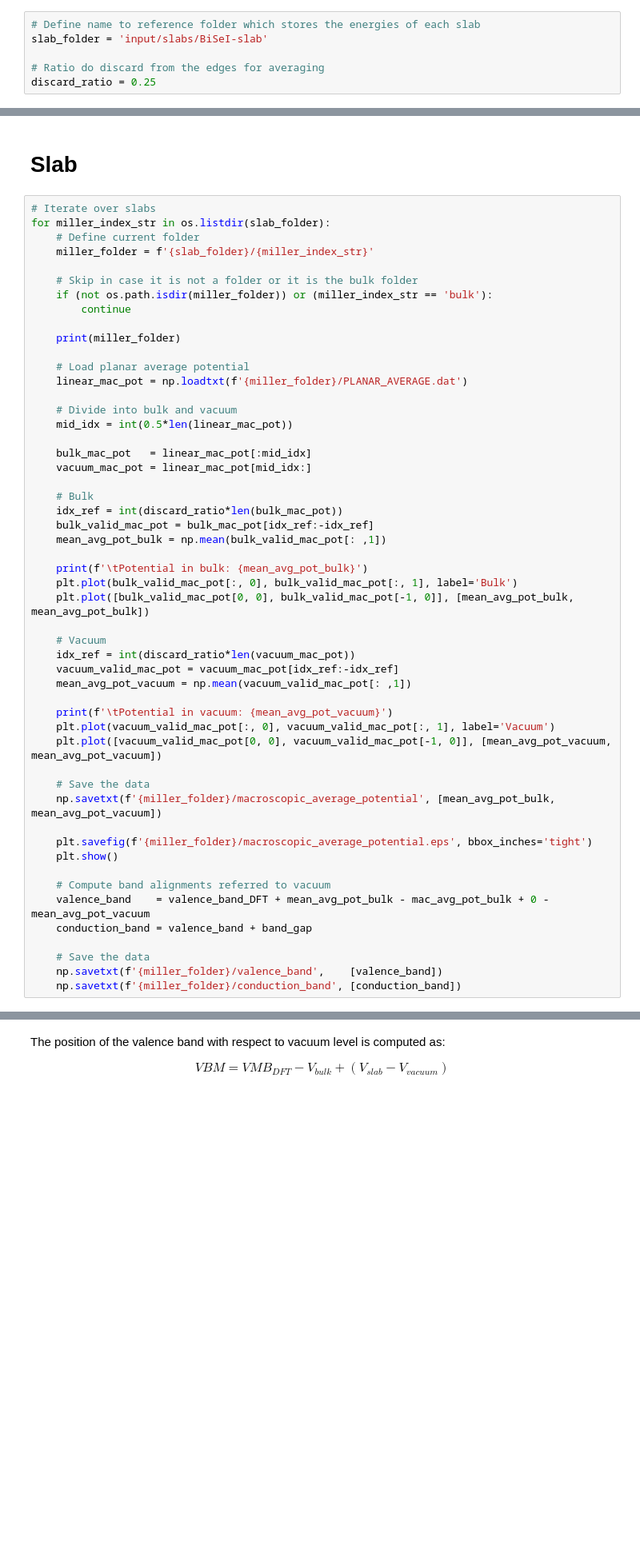
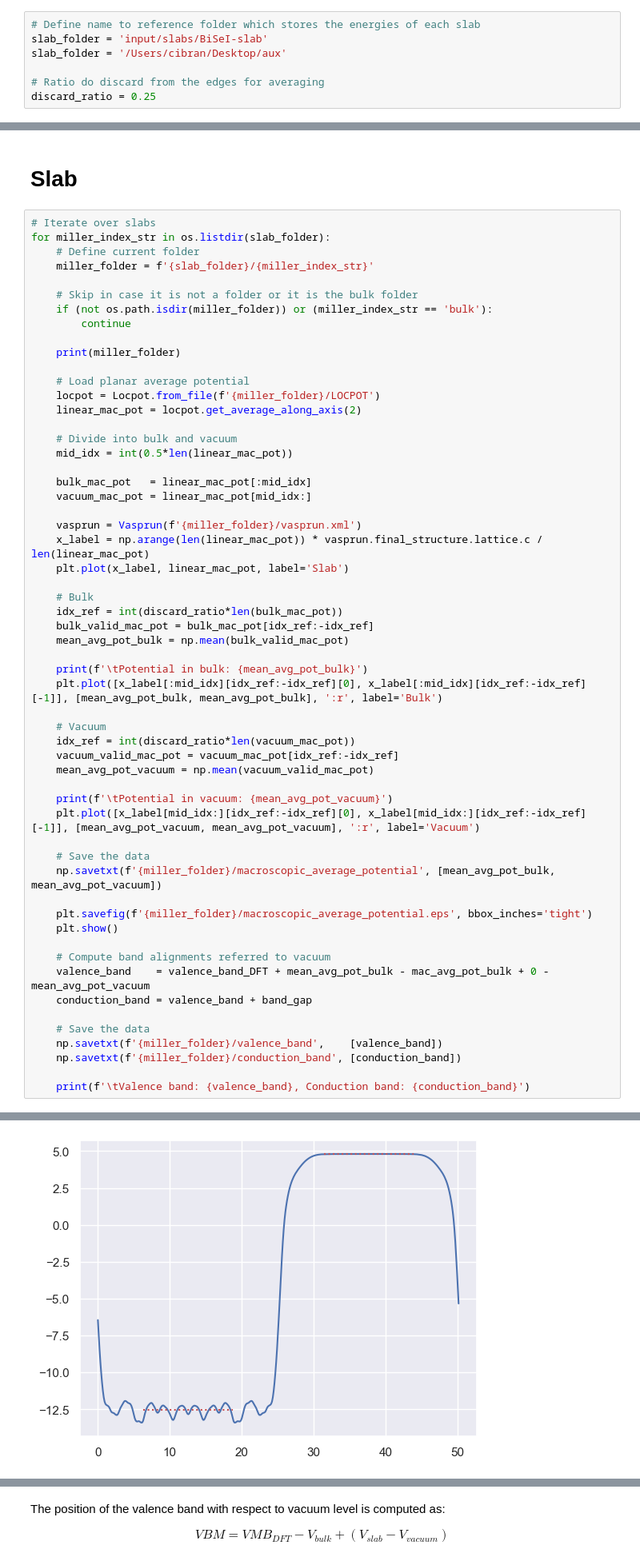
Before and after one commit to CibranLopez/SurfAIcing, a Jupyter notebook: compute-band-alignments.ipynb, the cells around one changed output, grey strips where cells are left out. Shown at 80% size. Saved outputs shown, nothing was run; the diff lists cells and outputs as text; blank space fills up the shorter version.

```diff
--- a/compute-band-alignments.ipynb
+++ b/compute-band-alignments.ipynb
@@ -17,6 +18,7 @@ $echo -e "426" | ~/vaspkit.1.3.5/bin/vaspkit
 # %%
 # Define name to reference folder which stores the energies of each slab
 slab_folder = 'input/slabs/BiSeI-slab'
+slab_folder = '/Users/cibran/Desktop/aux'
 
 # Ratio do discard from the edges for averaging
 discard_ratio = 0.25
@@ -64,7 +71,8 @@ for miller_index_str in os.listdir(slab_folder):
     print(miller_folder)
 
     # Load planar average potential
-    linear_mac_pot = np.loadtxt(f'{miller_folder}/PLANAR_AVERAGE.dat')
+    locpot = Locpot.from_file(f'{miller_folder}/LOCPOT')
+    linear_mac_pot = locpot.get_average_along_axis(2)
 
     # Divide into bulk and vacuum
     mid_idx = int(0.5*len(linear_mac_pot))
@@ -72,23 +80,25 @@ for miller_index_str in os.listdir(slab_folder):
     bulk_mac_pot   = linear_mac_pot[:mid_idx]
     vacuum_mac_pot = linear_mac_pot[mid_idx:]
 
+    vasprun = Vasprun(f'{miller_folder}/vasprun.xml')
+    x_label = np.arange(len(linear_mac_pot)) * vasprun.final_structure.lattice.c / len(linear_mac_pot)
+    plt.plot(x_label, linear_mac_pot, label='Slab')
+
     # Bulk
     idx_ref = int(discard_ratio*len(bulk_mac_pot))
     bulk_valid_mac_pot = bulk_mac_pot[idx_ref:-idx_ref]
-    mean_avg_pot_bulk = np.mean(bulk_valid_mac_pot[: ,1])
+    mean_avg_pot_bulk = np.mean(bulk_valid_mac_pot)
 
     print(f'\tPotential in bulk: {mean_avg_pot_bulk}')
-    plt.plot(bulk_valid_mac_pot[:, 0], bulk_valid_mac_pot[:, 1], label='Bulk')
-    plt.plot([bulk_valid_mac_pot[0, 0], bulk_valid_mac_pot[-1, 0]], [mean_avg_pot_bulk, mean_avg_pot_bulk])
+    plt.plot([x_label[:mid_idx][idx_ref:-idx_ref][0], x_label[:mid_idx][idx_ref:-idx_ref][-1]], [mean_avg_pot_bulk, mean_avg_pot_bulk], ':r', label='Bulk')
 
     # Vacuum
     idx_ref = int(discard_ratio*len(vacuum_mac_pot))
     vacuum_valid_mac_pot = vacuum_mac_pot[idx_ref:-idx_ref]
-    mean_avg_pot_vacuum = np.mean(vacuum_valid_mac_pot[: ,1])
+    mean_avg_pot_vacuum = np.mean(vacuum_valid_mac_pot)
 
     print(f'\tPotential in vacuum: {mean_avg_pot_vacuum}')
-    plt.plot(vacuum_valid_mac_pot[:, 0], vacuum_valid_mac_pot[:, 1], label='Vacuum')
-    plt.plot([vacuum_valid_mac_pot[0, 0], vacuum_valid_mac_pot[-1, 0]], [mean_avg_pot_vacuum, mean_avg_pot_vacuum])
+    plt.plot([x_label[mid_idx:][idx_ref:-idx_ref][0], x_label[mid_idx:][idx_ref:-idx_ref][-1]], [mean_avg_pot_vacuum, mean_avg_pot_vacuum], ':r', label='Vacuum')
 
     # Save the data
     np.savetxt(f'{miller_folder}/macroscopic_average_potential', [mean_avg_pot_bulk, mean_avg_pot_vacuum])
@@ -103,3 +113,6 @@ for miller_index_str in os.listdir(slab_folder):
     # Save the data
     np.savetxt(f'{miller_folder}/valence_band',    [valence_band])
     np.savetxt(f'{miller_folder}/conduction_band', [conduction_band])
+
+    print(f'\tValence band: {valence_band}, Conduction band: {conduction_band}')
+# %% [output]
@@ -105,0 +122 @@ for miller_index_str in os.listdir(slab_folder):
+[figure, added]
```
Also changed, not shown: parts of 5 cells of this notebook.
